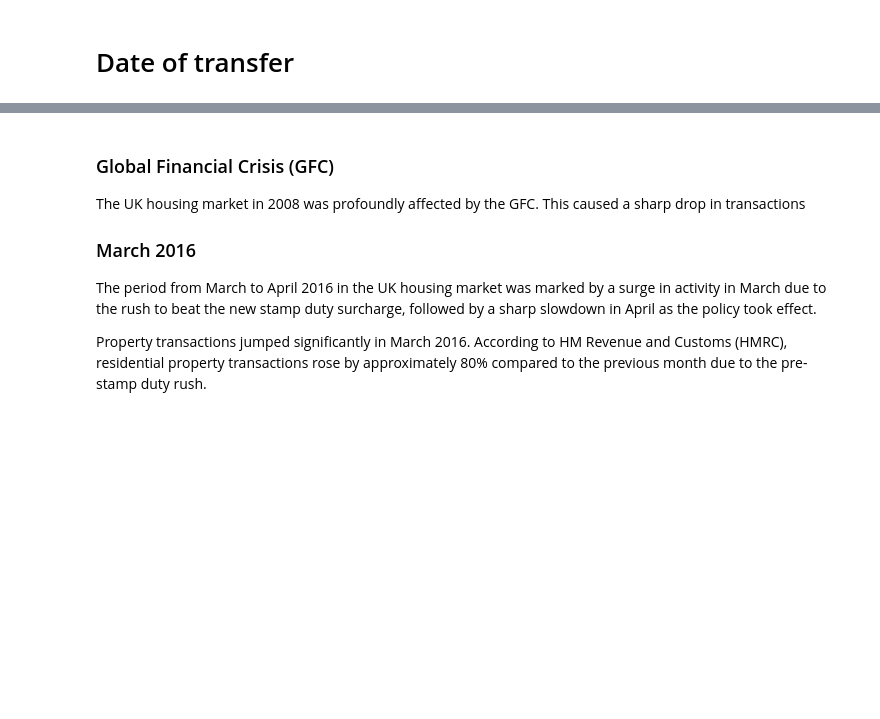
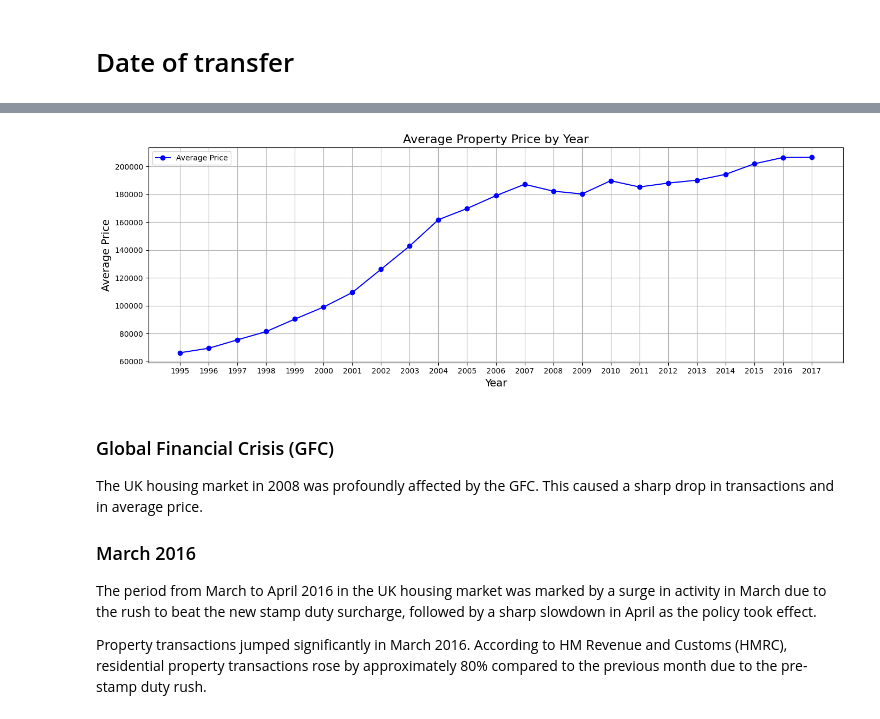
Before and after one commit to MatejBursik/TenOne_cloud_ai, a Jupyter notebook: UK_housing/date_of_transfer.ipynb, the cells around one changed output, grey strips where cells are left out. Cells and saved outputs as stored; diff of their text form; code cells hidden in the pictures; blank space fills up the shorter version.

```diff
--- a/UK_housing/date_of_transfer.ipynb
+++ b/UK_housing/date_of_transfer.ipynb
@@ -90,6 +90,31 @@ plt.show()
+# %%
+# Prepare the data
+line_df = pd.DataFrame()
+line_df['price'] = df['price']
+line_df['year'] = df['date_of_transfer'].dt.year
+
+# Group by year and calculate the average price for each year
+avg_price_per_year = line_df.groupby('year')['price'].mean().reset_index()
+
+# Create the line graph
+plt.figure(figsize=(14, 5))
+plt.plot(avg_price_per_year['year'], avg_price_per_year['price'], marker='o', color='b', label='Average Price')
+
+# Add labels, title, and legend
+plt.title('Average Property Price by Year', fontsize=16)
+plt.xlabel('Year', fontsize=14)
+plt.ylabel('Average Price', fontsize=14)
+plt.xticks(avg_price_per_year['year'])  # Ensure all years are shown on the x-axis
+plt.grid(True)
+plt.legend()
+plt.tight_layout()
+
+plt.show()
+# %% [output]
+[figure, added]
 # %% [markdown]
 ### Global Financial Crisis (GFC)
-The UK housing market in 2008 was profoundly affected by the GFC. This caused a  sharp drop in transactions
+The UK housing market in 2008 was profoundly affected by the GFC. This caused a  sharp drop in transactions and in average price.
 
 ### March 2016
 The period from March to April 2016 in the UK housing market was marked by a surge in activity in March due to the rush to beat the new stamp duty surcharge, followed by a sharp slowdown in April as the policy took effect.
```
Also changed, not shown: parts of 5 cells of this notebook, 2 other files.
